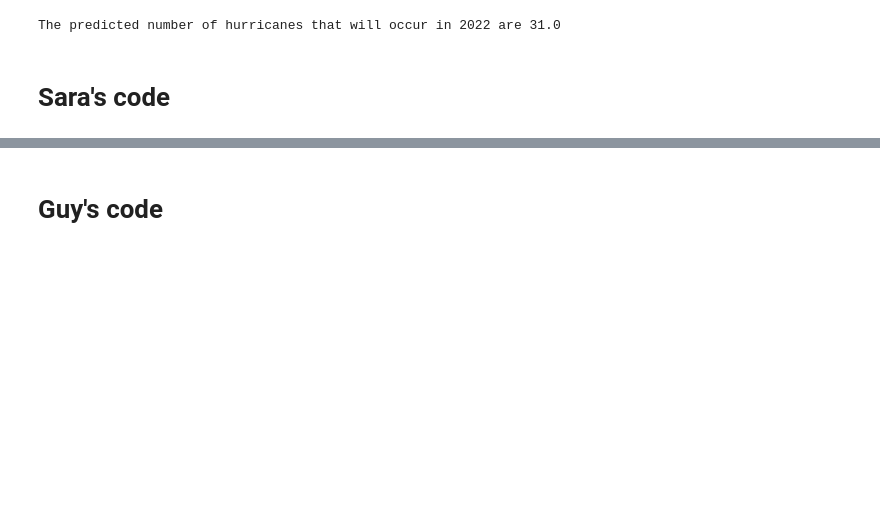
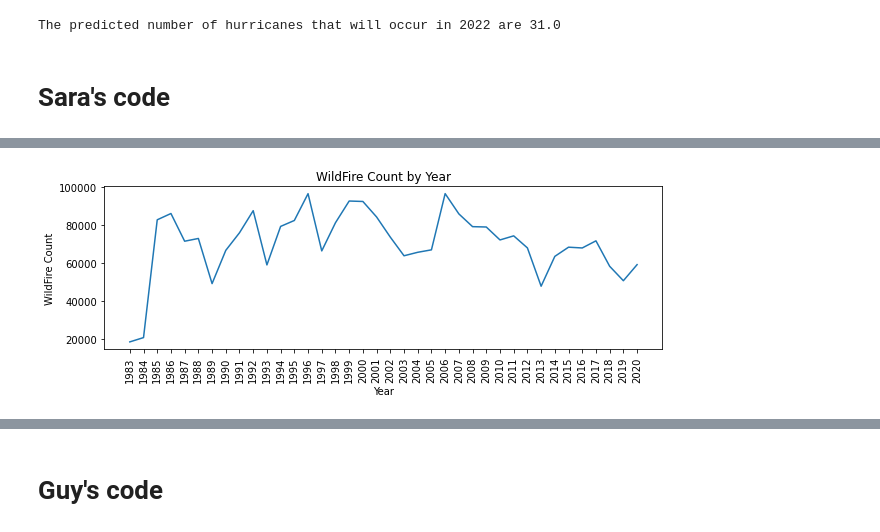
Before and after one commit to SaradhaRam/Climatechange-Extreme-Weather-Analysis, a Jupyter notebook: Final_Combined_Notebook.ipynb, the cells around one changed output, grey strips where cells are left out. Drawn from its saved outputs; the diff is of its cells as text; code cells hidden in the pictures; blank space fills up the shorter version.

```diff
--- a/Final_Combined_Notebook.ipynb
+++ b/Final_Combined_Notebook.ipynb
@@ -211,0 +273,14 @@ The predicted number of hurricanes that will occur in 2022 are 31.0
+# %%
+# Generating line plot using matplotlib
+x_axis = wildfire_merged_df['Year']
+y_axis = wildfire_merged_df['WildFire_Count']
+plt.figure(figsize=(10,3))
+plt.plot(x_axis,y_axis)
+plt.xticks(x_axis,rotation='vertical')
+plt.title('WildFire Count by Year')
+plt.ylabel('WildFire Count')
+plt.xlabel('Year')
+# plt.savefig("../output_data/wild_fire_lineplot.png")
+plt.show()
+# %% [output]
+[figure, added]
```
Also changed, not shown: parts of 11 cells of this notebook.
